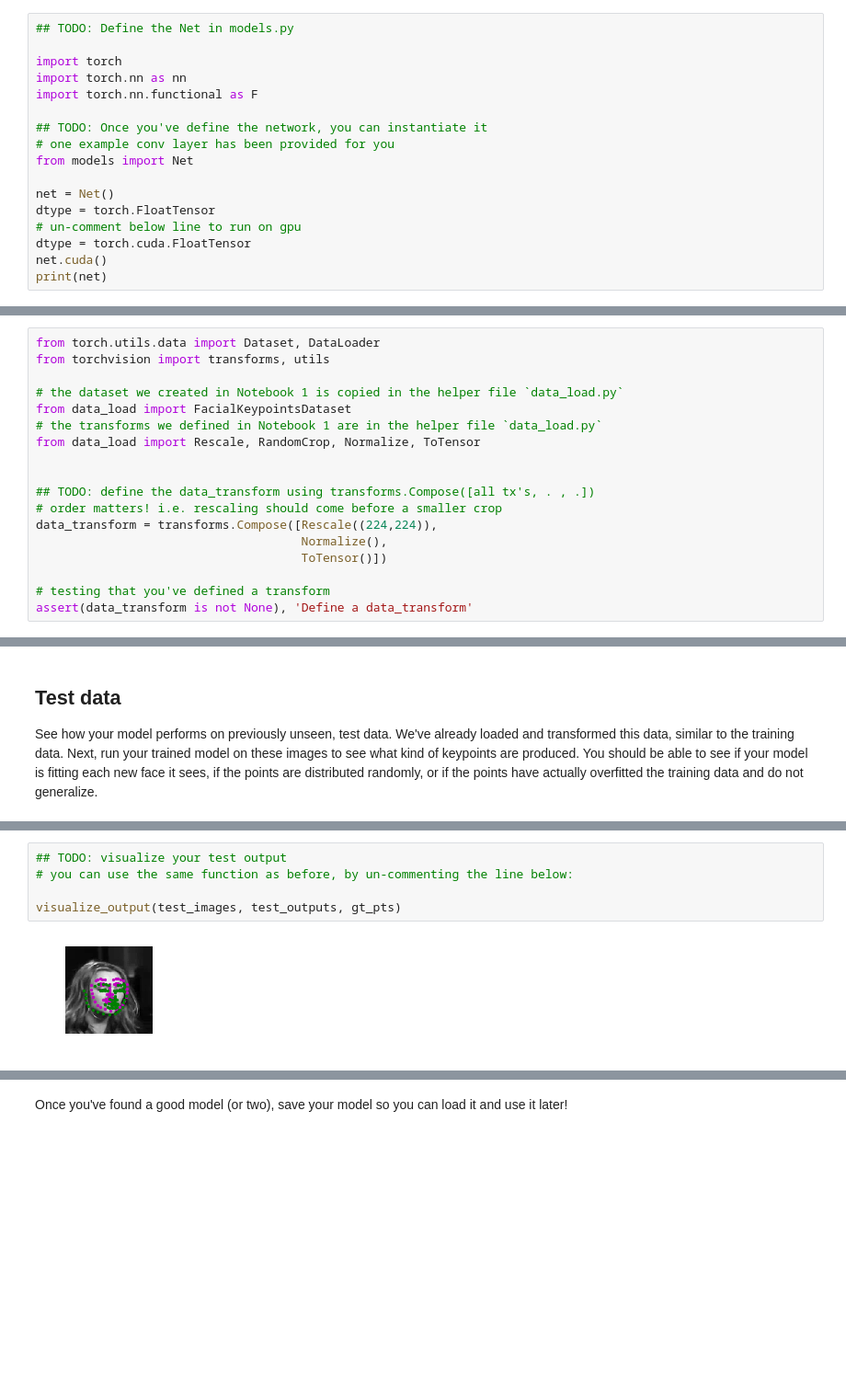
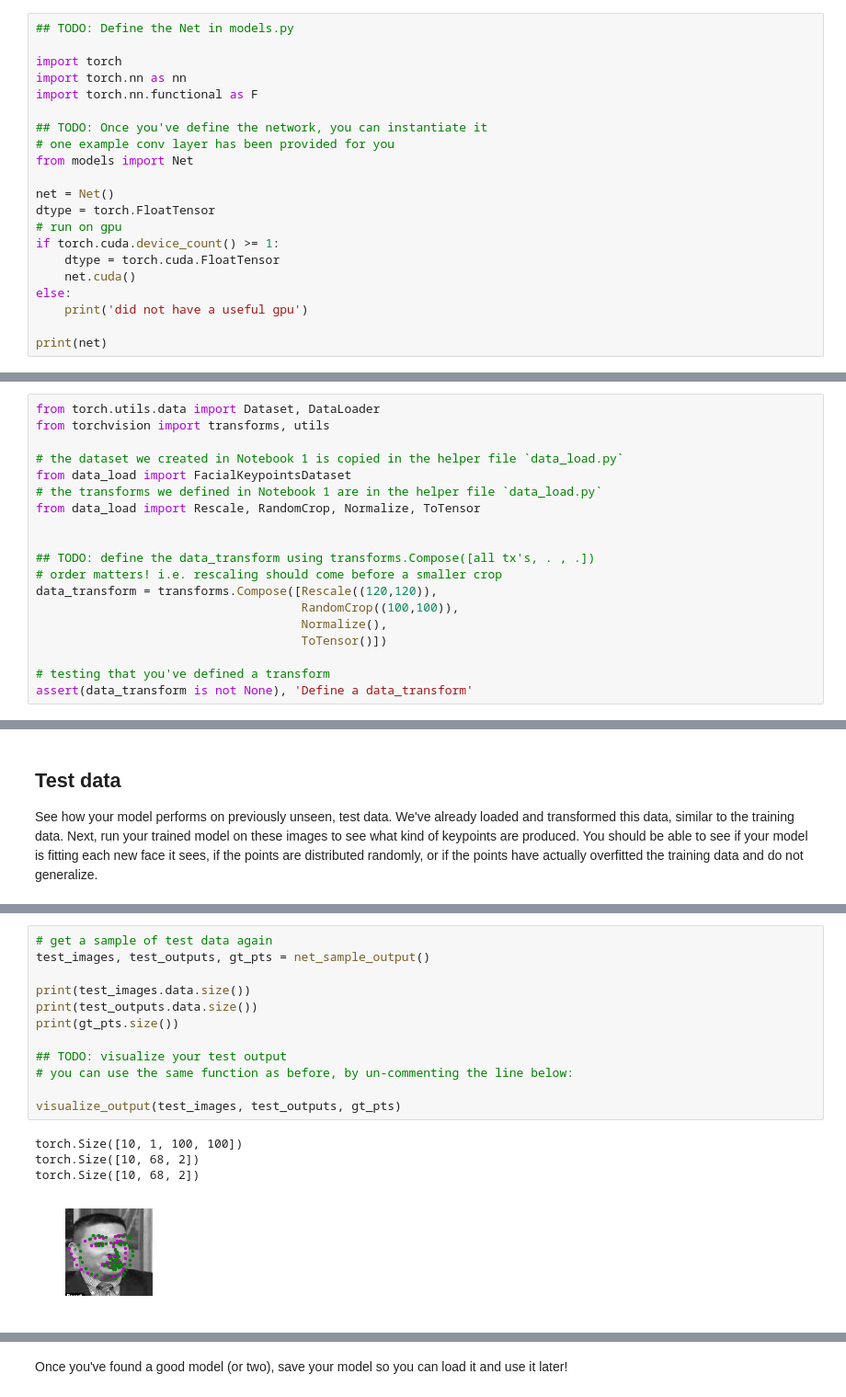
Before and after one commit to 894743926/Computer-Vision, a Jupyter notebook: P1_Facial_Keypoints/2. Define the Network Architecture.ipynb, the cells around one changed output, grey strips where cells are left out. Shown at 92% size. Saved outputs shown, nothing was run; the diff lists cells and outputs as text; blank space fills up the shorter version.

```diff
--- a/P1_Facial_Keypoints/2. Define the Network Architecture.ipynb
+++ b/P1_Facial_Keypoints/2. Define the Network Architecture.ipynb
@@ -149,8 +84,12 @@ from models import Net
 
 net = Net()
 dtype = torch.FloatTensor
-# un-comment below line to run on gpu
-dtype = torch.cuda.FloatTensor
-net.cuda()
+# run on gpu
+if torch.cuda.device_count() >= 1:
+    dtype = torch.cuda.FloatTensor
+    net.cuda()
+else:
+    print('did not have a useful gpu')
+
 print(net)
 # %% [output]
@@ -199,7 +139,8 @@ from data_load import Rescale, RandomCrop, Normalize, ToTensor
 
 ## TODO: define the data_transform using transforms.Compose([all tx's, . , .])
 # order matters! i.e. rescaling should come before a smaller crop
-data_transform = transforms.Compose([Rescale((224,224)),
+data_transform = transforms.Compose([Rescale((120,120)),
+                                     RandomCrop((100,100)),
                                      Normalize(),
                                      ToTensor()])
 
@@ -511,7 +464,17 @@ torch.Size([10, 68, 2])
 # %%
+# get a sample of test data again
+test_images, test_outputs, gt_pts = net_sample_output()
+
+print(test_images.data.size())
+print(test_outputs.data.size())
+print(gt_pts.size())
+
 ## TODO: visualize your test output
 # you can use the same function as before, by un-commenting the line below:
 
 visualize_output(test_images, test_outputs, gt_pts)
 # %% [output]
+torch.Size([10, 1, 100, 100])
+torch.Size([10, 68, 2])
+torch.Size([10, 68, 2])
-[figure, old version]
+[figure, new version]
```
Also changed, not shown: parts of 39 cells of this notebook, 4 other files.
